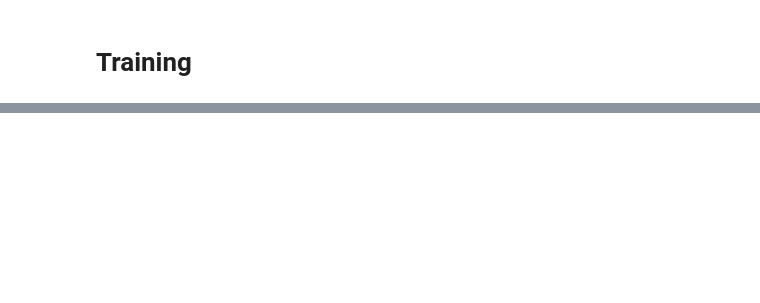
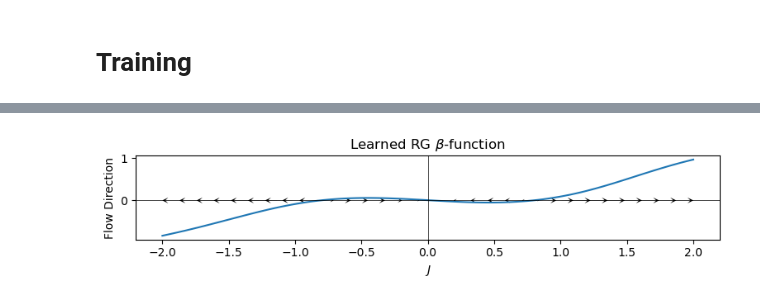
Before and after one commit to jshe2304/dlrg, a Jupyter notebook: train.ipynb, the cells around one changed output, grey strips where cells are left out. Saved outputs shown, nothing was run; the diff lists cells and outputs as text; code cells hidden in the pictures; blank space fills up the shorter version.

```diff
--- a/train.ipynb
+++ b/train.ipynb
@@ -66,19 +71,20 @@ if n_couplers == 2:
 epoch = 0
 epochs = 1024
 anneal_at = 512
-n_models = 128
+n_models = 128 * n_couplers
 n_cd_samples = 1024
 k_fine = 32
 k_coarse = 1
 # %%
-optimizer = torch.optim.Adam(flow.parameters(), lr=0.0001)
+optimizer = torch.optim.Adam(flow.parameters())
 
 Js = []
 losses = []
 roots = []
+
 J = torch.randn(n_models, n_couplers, device=device)
 # %%
-beta = lambda epoch : 16/(1 + exp( -16 * (epoch - anneal_at) / epochs ))
+beta = lambda epoch : 32/(1 + exp( -16 * (epoch - anneal_at) / epochs ))
 # %%
 flow.train()
 for epoch in tqdm(range(epoch, epoch + epochs)):
@@ -93,7 +99,7 @@ for epoch in tqdm(range(epoch, epoch + epochs)):
     coarse.J = J + flow(J)
 
     # Loss
-    loss = free_energy_contrast(
+    loss = contrastive_divergence(
         fine, coarse,
         batch_size=n_cd_samples,
         k_fine=k_fine,
@@ -105,8 +111,8 @@ for epoch in tqdm(range(epoch, epoch + epochs)):
     Js.append(J.cpu().detach())
     losses.append(float(loss))
 
-    #try:
-    #    root = find_root(flow, torch.ones(n_couplers, device=device)).cpu().detach()
-    #    roots.append(root if torch.all(torch.logical_and(root > -2, root < 2)) else torch.empty(2, 1))
-    #except:
-    #    roots.append(torch.tensor([float('nan')] * 2))
+    #root = find_root(flow, torch.tensor([0.8, 0., 0., 0., 0.], device=device)).reshape(1, n_couplers)
+    #if torch.all(torch.logical_and(root > -2, root < 2)):
+    #    roots.append(root.cpu().detach())
+    #else:
+    #    roots.append(torch.empty_like(root).fill_(float('nan')).cpu())
@@ -166,0 +142,32 @@ tensor([0.2062, 0.3048], device='cuda:0')
+# %%
+flow.eval()
+
+if n_couplers == 1:
+    fig, ax = plot1d(flow, xlim=(-2, 2), device=device)
+
+    ax.set_ylabel('Flow Direction')
+    ax.set_xlabel(r'$J$')
+    ax.set_title(r'Learned RG $\beta$-function')
+
+
+    x = torch.linspace(-2, 2, 32, device=device).unsqueeze(1)
+    fx = flow(x).cpu().detach()
+    x = x.cpu()
+    ax.quiver(x, torch.zeros_like(x), fx, torch.zeros_like(fx), pivot='tip', width=0.0001, headwidth=100, headlength=100, headaxislength=50, color='black')
+
+if n_couplers == 2:
+    div = lambda J : jacobian(flow)(J).trace()
+
+    xlim = (-2, 2)
+    ylim = (-2, 2)
+
+    ax = vector_field(flow, xlim=xlim, ylim=ylim, device=device)
+    #ax = plot2d(flow, sampler.potential, xlim=xlim, ylim=ylim, color_res=32, device=device)
+
+    ax.set_xlabel(r'$J_{A_1}$')
+    ax.set_ylabel(r'$J_{E}$')
+    ax.set_title(r'Learned RG $\beta$-function')
+
+plt.tight_layout()
+# %% [output]
+[figure, added]
```
Also changed, not shown: parts of 11 cells of this notebook, 7 other files.
